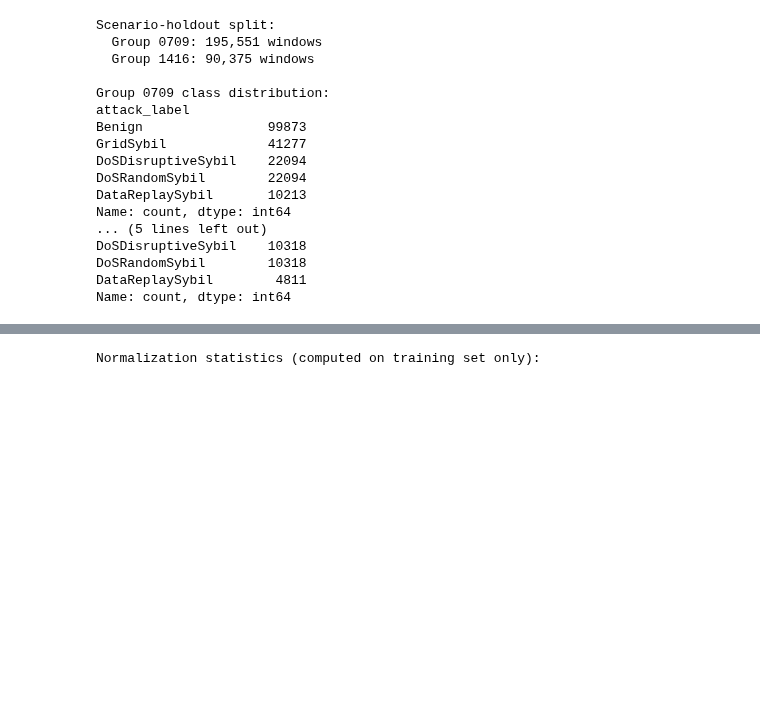
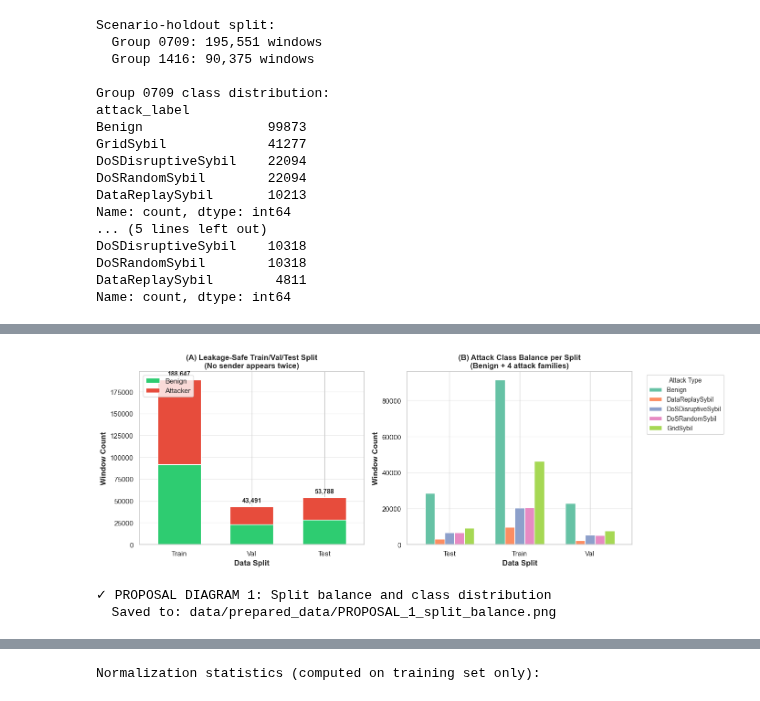
Before and after one commit to bibekgupta3333/sybil-llm, a Jupyter notebook: notebook/eda_veremi.ipynb, the cells around one changed output, grey strips where cells are left out. Cells and saved outputs as stored; diff of their text form; code cells hidden in the pictures; blank space fills up the shorter version.

```diff
--- a/notebook/eda_veremi.ipynb
+++ b/notebook/eda_veremi.ipynb
@@ -39,5 +48,23 @@ ATTACK_MAP = {
 }
 
 print(f"Base path exists: {BASE.exists()}")
-print(f"Scenario families: {sorted([d.name for d in BASE.iterdir() if d.is_dir()])}")
+if not BASE.exists():
+    fallback_paths = [
+        Path("../data/VeReMi-Dataset"),   # if notebook runs from notebook/
+        Path("./VeReMi-Dataset"),         # if dataset is next to notebook
+        Path("../../data/VeReMi-Dataset")
+    ]
+    for p in fallback_paths:
+        if p.exists():
+            BASE = p
+            break
+
+if BASE.exists():
+    print(f"Using dataset path: {BASE.resolve()}")
+    print(f"Scenario families: {sorted([d.name for d in BASE.iterdir() if d.is_dir()])}")
+else:
+    raise FileNotFoundError(
+        "VeReMi dataset folder not found. Expected at 'data/VeReMi-Dataset' "
+        "or one of: ../data/VeReMi-Dataset, ./VeReMi-Dataset, ../../data/VeReMi-Dataset"
+    )
 # %% [output]
@@ -801,0 +1029,60 @@ Name: count, dtype: int64
+# %%
+# === THREE KEY DIAGRAMS FOR PROPOSAL ===
+
+# DIAGRAM 1: Train/Val/Test Split with Class Balance
+fig, axes = plt.subplots(1, 2, figsize=(14, 5))
+
+# Left: Split sizes and composition
+ax = axes[0]
+split_data = []
+for split_name, idx in [('Train', train_idx), ('Val', val_idx), ('Test', test_idx)]:
+    benign = (~df_meta.iloc[idx]['is_attacker']).sum()
+    attacker = df_meta.iloc[idx]['is_attacker'].sum()
+    split_data.append({'Split': split_name, 'Benign': benign, 'Attacker': attacker})
+
+df_split = pd.DataFrame(split_data).set_index('Split')
+df_split.plot(kind='bar', stacked=True, ax=ax, color=['#2ecc71', '#e74c3c'], width=0.6)
+ax.set_ylabel('Window Count', fontsize=12, fontweight='bold')
+ax.set_xlabel('Data Split', fontsize=12, fontweight='bold')
+ax.set_title('(A) Leakage-Safe Train/Val/Test Split\n(No sender appears twice)',
+             fontsize=12, fontweight='bold')
+ax.tick_params(axis='x', rotation=0)
+ax.legend(['Benign', 'Attacker'], fontsize=11, loc='upper left')
+ax.grid(axis='y', alpha=0.3)
+
+# Add text annotations
+for i, split_name in enumerate(['Train', 'Val', 'Test']):
+    benign = df_split.loc[split_name, 'Benign']
+    attacker = df_split.loc[split_name, 'Attacker']
+    total = benign + attacker
+    ax.text(i, total + 5000, f'{total:,.0f}', ha='center', fontweight='bold', fontsize=10)
+
+# Right: Class distribution per split
+ax = axes[1]
+class_dist_per_split = []
+for split_name, idx in [('Train', train_idx), ('Val', val_idx), ('Test', test_idx)]:
+    dist = df_meta.iloc[idx]['attack_label'].value_counts()
+    for label, count in dist.items():
+        class_dist_per_split.append({'Split': split_name, 'Class': label, 'Count': count})
+
+df_cd = pd.DataFrame(class_dist_per_split)
+pivot_cd = df_cd.pivot(index='Split', columns='Class', values='Count')
+pivot_cd.plot(kind='bar', ax=ax, color=sns.color_palette('Set2', len(pivot_cd.columns)), width=0.7)
+ax.set_ylabel('Window Count', fontsize=12, fontweight='bold')
+ax.set_xlabel('Data Split', fontsize=12, fontweight='bold')
+ax.set_title('(B) Attack Class Balance per Split\n(Benign + 4 attack families)',
+             fontsize=12, fontweight='bold')
+ax.tick_params(axis='x', rotation=0)
+ax.legend(title='Attack Type', fontsize=10, title_fontsize=10, bbox_to_anchor=(1.05, 1), loc='upper left')
+ax.grid(axis='y', alpha=0.3)
+
+plt.tight_layout()
+plt.savefig('data/prepared_data/PROPOSAL_1_split_balance.png', dpi=300, bbox_inches='tight')
+plt.show()
+
+print("✓ PROPOSAL DIAGRAM 1: Split balance and class distribution")
+print(f"  Saved to: data/prepared_data/PROPOSAL_1_split_balance.png")
+# %% [output]
+[figure, added]
+✓ PROPOSAL DIAGRAM 1: Split balance and class distribution
+  Saved to: data/prepared_data/PROPOSAL_1_split_balance.png
```
Also changed, not shown: parts of 9 cells of this notebook, 27 other files.
